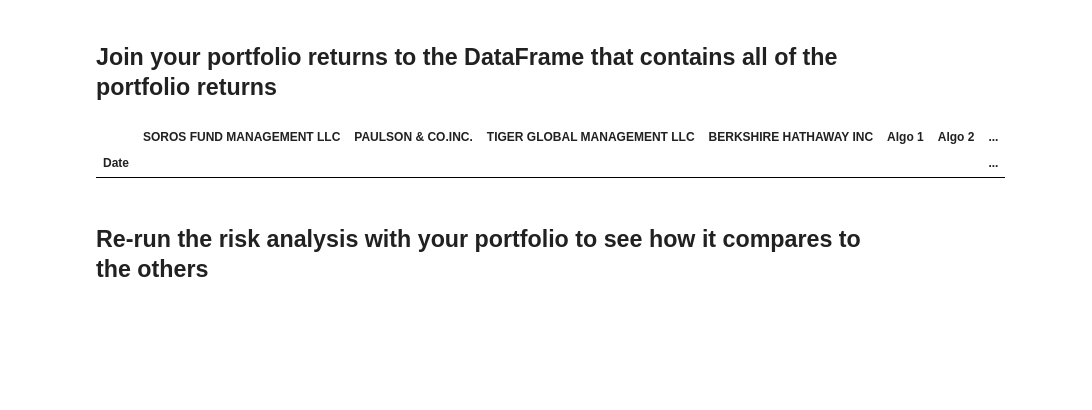
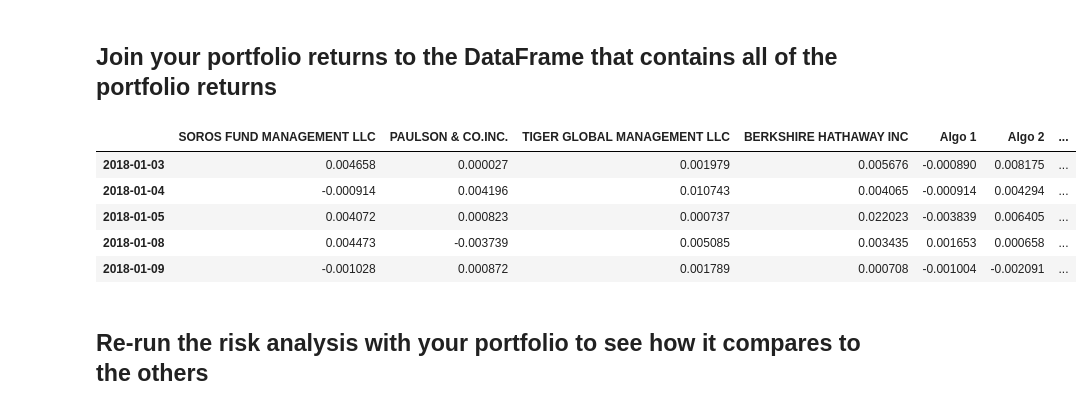
Before and after one commit to knieuwhof/Module-4-Challenge, a Jupyter notebook: whale_analysis.ipynb, the cells around one changed output. Cells and saved outputs as stored; diff of their text form; code cells hidden in the pictures; blank space fills up the shorter version.

Commit message:
joined portfolios

```diff
--- a/whale_analysis.ipynb
+++ b/whale_analysis.ipynb
@@ -572,7 +572,7 @@ Apple_df.head()
 # %%
 # Reading data from 3rd stock
 
-MSFT_path = Path("./Resources/MSFT.csv")
-MSFT_df = pd.read_csv(MSFT_path, index_col='Date', parse_dates=True)
-MSFT_df.head()
+META_path = Path("./Resources/META.csv")
+META_df = pd.read_csv(META_path, index_col='Date', parse_dates=True)
+META_df.head()
 # %% [output]
@@ -586,6 +586,6 @@ MSFT_df.head()
 # %%
 # Combine all stocks in a single DataFrame
 
-custom_portolio_df = pd.concat([Google_df, Apple_df, MSFT_df], axis='columns', join='inner')
-custom_portolio_df.head()
+custom_portfolio_df = pd.concat([Google_df, Apple_df, META_df], axis='columns', join='inner')
+custom_portfolio_df.head()
 # %% [output]
@@ -614,0 +599,6 @@ custom_portolio_df.head(5)
+# %%
+# Reset Date index
+
+custom_portfolio_df.index = pd.to_datetime(custom_portfolio_df.index.date)
+custom_portfolio_df = custom_portfolio_df.sort_index()
+custom_portfolio_df.head()
@@ -619,7 +616,7 @@ custom_portolio_df.head(5)
 # %%
 # Calculate daily returns
 
-custom_port_daily_returns = custom_portolio_df.pct_change()
+custom_port_daily_returns = custom_portfolio_df.pct_change()
 # %%
 # Checking for nulls
 
@@ -681,13 +676,17 @@ dtype: float64
 # %%
 # Join your returns DataFrame to the original returns DataFrame
 
-returns_both_portfolios = pd.concat([ all_returns,custom_portfolio_returns], axis='columns', join='inner')
+returns_both_portfolios = pd.concat([all_returns,custom_port_daily_returns], axis='columns', join='inner')
 returns_both_portfolios.head()
 
-# daily returns or portfolio returns (using weights) here for custom portfolio- because all_returns is daily returns?
+# daily returns or portfolio returns (using weights) here for custom portfolio-  all returns because that's how other df?
 # %% [output]
 |  | SOROS FUND MANAGEMENT LLC | PAULSON & CO.INC. | TIGER GLOBAL MANAGEMENT LLC | BERKSHIRE HATHAWAY INC | Algo 1 | Algo 2 | ... |
-| Date |  |  |  |  |  |  | ... |
+| 2018-01-03 | 0.004658 | 0.000027 | 0.001979 | 0.005676 | -0.000890 | 0.008175 | ... |
+| 2018-01-04 | -0.000914 | 0.004196 | 0.010743 | 0.004065 | -0.000914 | 0.004294 | ... |
+| 2018-01-05 | 0.004072 | 0.000823 | 0.000737 | 0.022023 | -0.003839 | 0.006405 | ... |
+| 2018-01-08 | 0.004473 | -0.003739 | 0.005085 | 0.003435 | 0.001653 | 0.000658 | ... |
+| 2018-01-09 | -0.001028 | 0.000872 | 0.001789 | 0.000708 | -0.001004 | -0.002091 | ... |
 # %%
 # Only compare dates where return data exists for all the stocks (drop NaNs)
 # %% [markdown]
```
Also changed, not shown: parts of 11 cells of this notebook.
